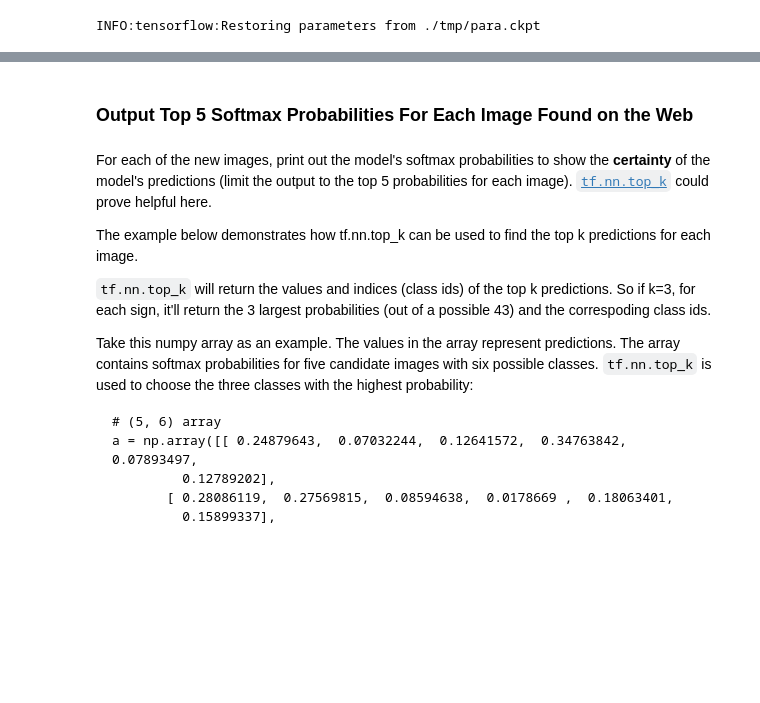
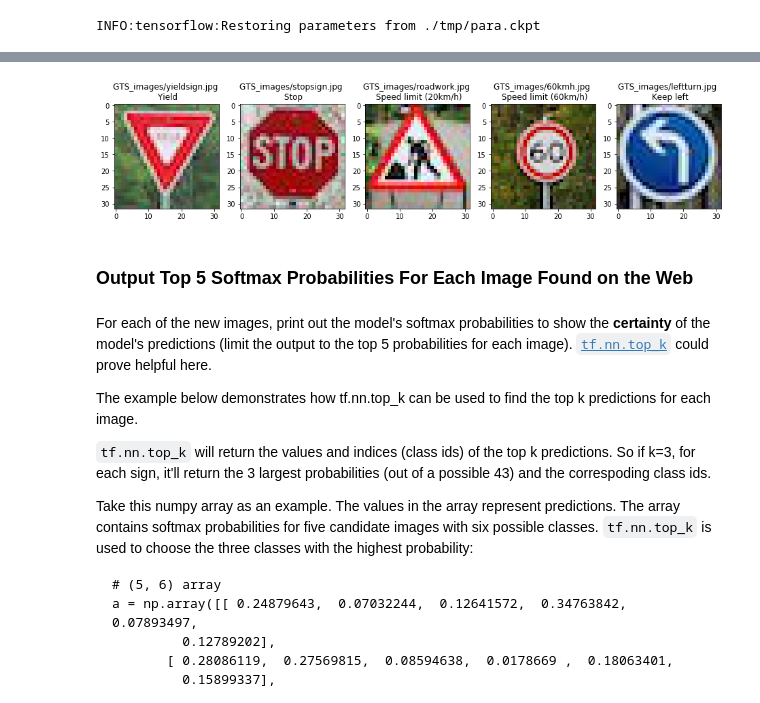
Before and after one commit to itsiashu/CarND-Traffic-Sign-Classifier-Project, a Jupyter notebook: Traffic_Sign_Classifier.ipynb, the cells around one changed output, grey strips where cells are left out. Cells and saved outputs as stored; diff of their text form; code cells hidden in the pictures; blank space fills up the shorter version.

```diff
--- a/Traffic_Sign_Classifier.ipynb
+++ b/Traffic_Sign_Classifier.ipynb
@@ -356,3 +391,16 @@ for i in range(5):
+# %%
+result = {}
+with open('signnames.csv') as names:
+    name_reader = csv.reader(names)
+    index = 0
+    for row in name_reader:
+        if not index == 0:
+            result[int(row[0])] = row[1]
+        index = index + 1
+
+#print(result)
+#print("\n")
+#print(result[1])
 # %% [markdown]
 ### Predict the Sign Type for Each Image
 # %%
@@ -393,11 +439,13 @@ tensor_name:  beta2_power
 ### Make sure to pre-process the images with the same pre-processing pipeline used earlier.
 ### Feel free to use as many code cells as needed.
 
+keep_prob = 0.5
 with tf.Session() as sess:
 
     saver.restore(sess, "./tmp/para.ckpt")
 
-    layer1=tf.nn.conv2d(X_test[index_set].astype(np.float32),layer1_w,strides=[1,1,1,1],padding='VALID')+layer1_b
+    #layer1=tf.nn.conv2d(X_GTSImages[index_set].astype(np.float32),layer1_w,strides=[1,1,1,1],padding='VALID')+layer1_b
+    layer1=tf.nn.conv2d(X_GTSImages[index_set].astype(np.float32),layer1_w,strides=[1,1,1,1],padding='VALID')+layer1_b
 
     #apply relu activation
     layer1=tf.nn.relu(layer1)
@@ -427,7 +475,17 @@ with tf.Session() as sess:
     layer4=tf.nn.relu(layer4)
 
     logits=tf.matmul(layer4,layer5_w)+layer5_b
+    #y_pred = sess.run(tf.argmax(logits,1))
+    y_pred = sess.run(tf.nn.softmax(logits, 1))
 
-    y_pred = sess.run(tf.argmax(logits,1))
+    #image_classes = sess.run(logits, feed_dict={x: X_GTSImages, keep_prob : 1.0})
+    #image_softmax = sess.run(tf.nn.softmax(logits), feed_dict={x: X_GTSImages, keep_prob : 1.0})
 # %% [output]
 INFO:tensorflow:Restoring parameters from ./tmp/para.ckpt
+# %%
+with tf.Session() as sess:
+    top_predicts = sess.run(tf.nn.top_k(y_pred, k=5, sorted=True))
+
+print(top_predicts)
+#print("\n")
+#print(result)
@@ -434,5 +507,16 @@ INFO:tensorflow:Restoring parameters from ./tmp/para.ckpt
+# %%
+name_predictions = [ result[top_predicts[1][i][0]] for i in range(0, len(images))]
+#print(name_predictions)
+# %%
+fig, axes = plt.subplots(ncols=len(newImages), figsize=(16, 8))
+for ax, image, image_name, predicted_name in zip(axes, newImages, images, name_predictions):
+    index = top_predicts[1][1]
+    ax.imshow(image)
+    ax.set_title('{} \n {}'.format(image_name, predicted_name))
+# %% [output]
+[figure, added]
 # %% [markdown]
-### Output Top 5 Softmax Probabilities For Each Image Found on the Web
+### Output Top 5 Softmax Probabilities For Each Image Found on the Web ###
 # %% [markdown]
 For each of the new images, print out the model's softmax probabilities to show the **certainty** of the model's predictions (limit the output to the top 5 probabilities for each image). [`tf.nn.top_k`](https://www.tensorflow.org/versions/r0.12/api_docs/python/nn.html#top_k) could prove helpful here.
 
```
Also changed, not shown: parts of 13 cells of this notebook, 2 other files.
